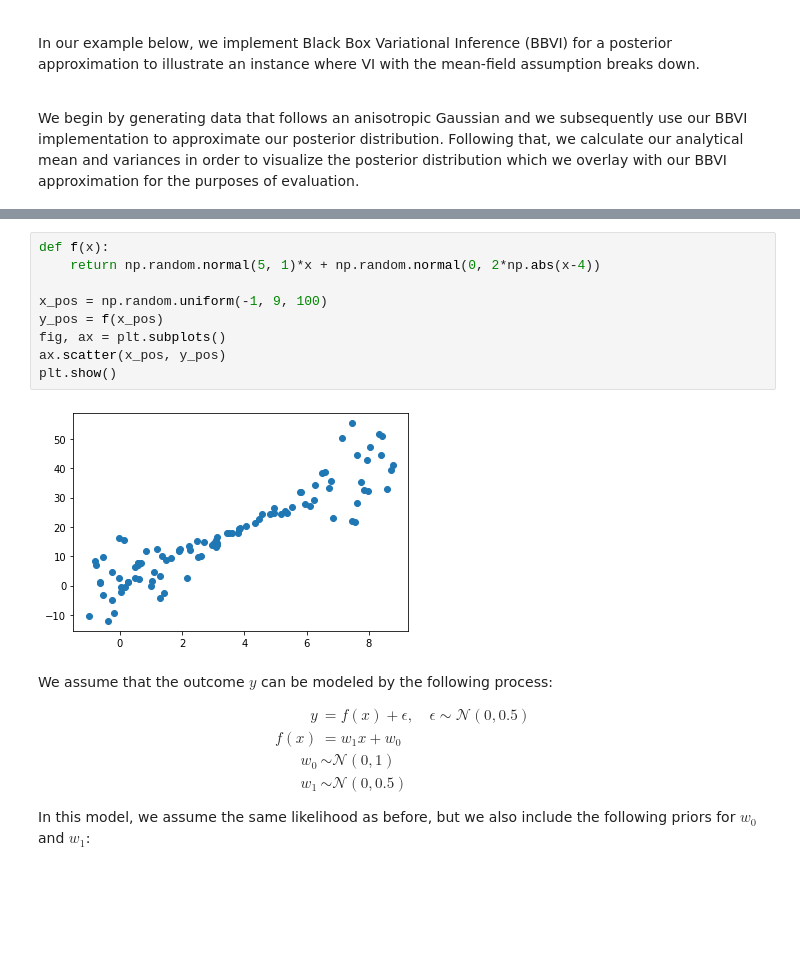
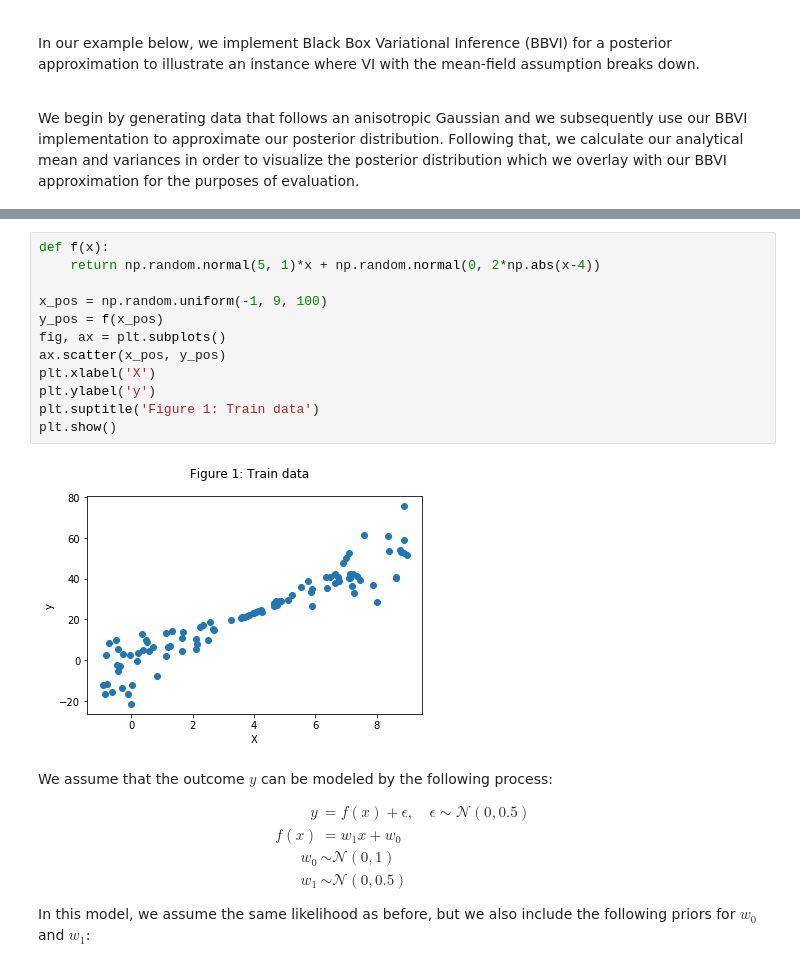
Before and after one commit to CoopLo/normalizingflows, a Jupyter notebook: final_submission/AM207_Fall_'19_Final_Project.ipynb, the cells around one changed output, grey strips where cells are left out. Saved outputs shown, nothing was run; the diff lists cells and outputs as text; blank space fills up the shorter version.

```diff
--- a/final_submission/AM207_Fall_'19_Final_Project.ipynb
+++ b/final_submission/AM207_Fall_'19_Final_Project.ipynb
@@ -88,14 +77,17 @@ We recommend you upgrade now or ensure your notebook will continue to use Tensor
 # %%
 def f(x):
     return np.random.normal(5, 1)*x + np.random.normal(0, 2*np.abs(x-4))
 
 x_pos = np.random.uniform(-1, 9, 100)
 y_pos = f(x_pos)
 fig, ax = plt.subplots()
 ax.scatter(x_pos, y_pos)
+plt.xlabel('X')
+plt.ylabel('y')
+plt.suptitle('Figure 1: Train data')
 plt.show()
 # %% [output]
-[figure, old version]
+[figure, new version]
 # %% [markdown]
 We assume that the outcome $y$ can be modeled by the following process:
 
```
Also changed, not shown: parts of 38 cells of this notebook, 29 other files.
